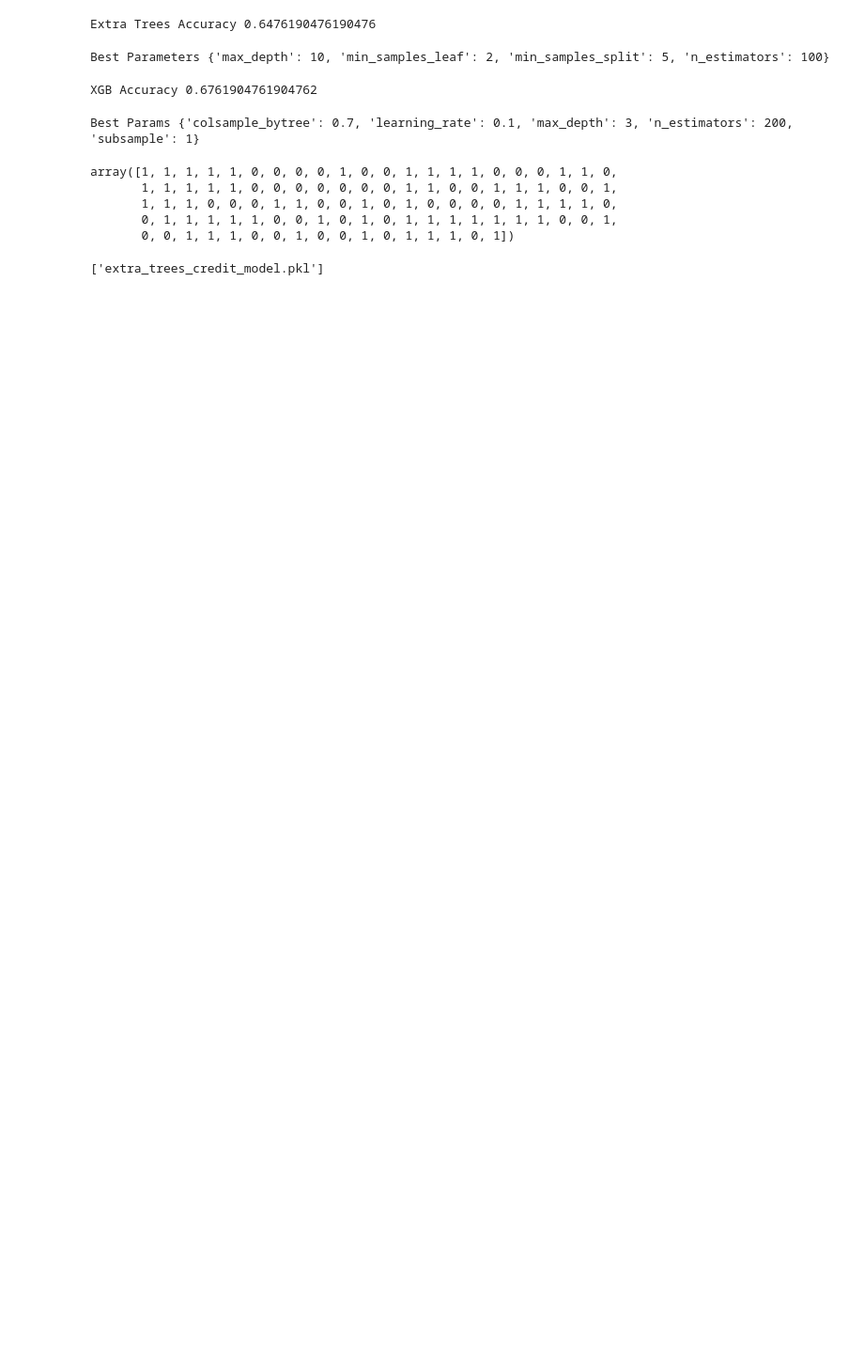
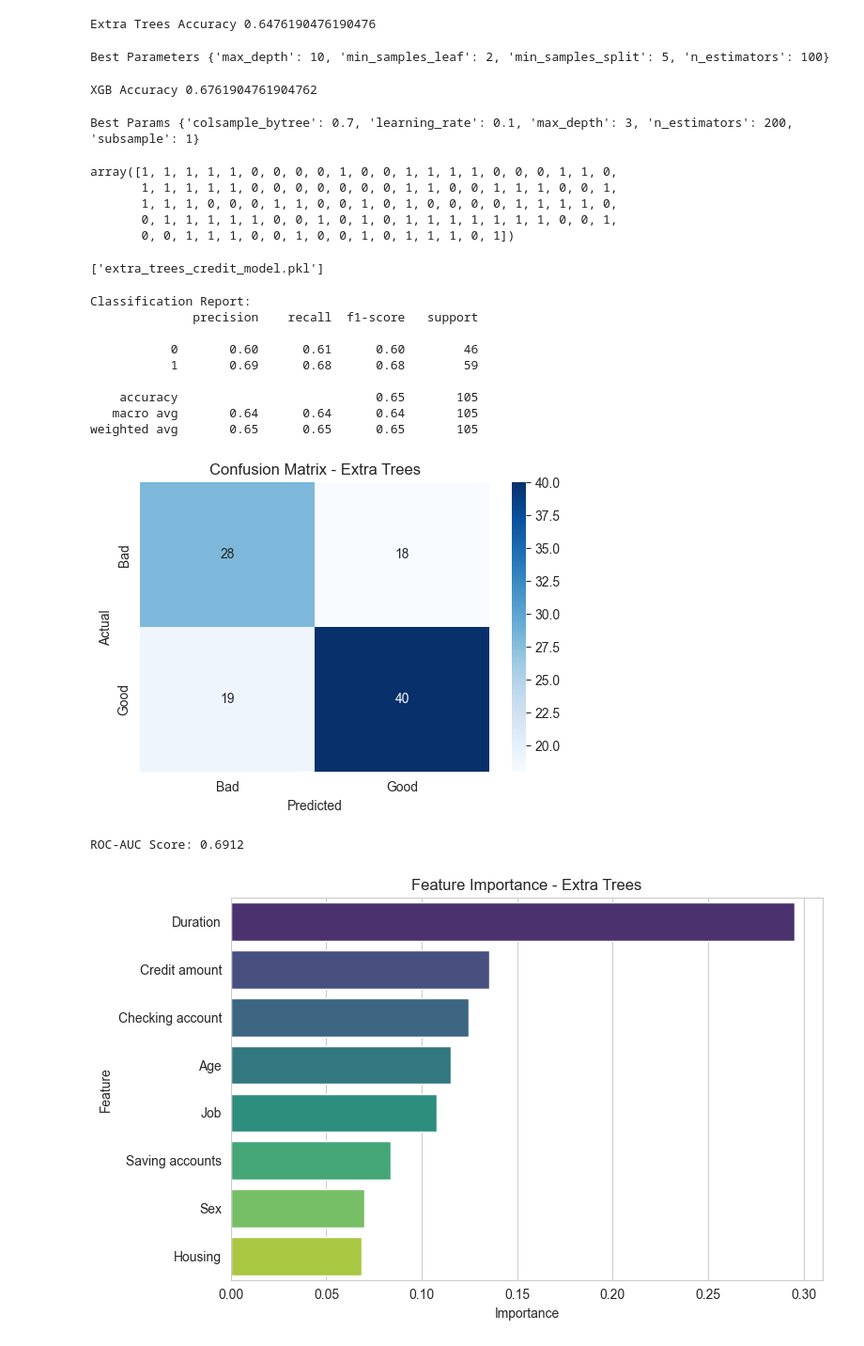
Before and after one commit to aanam-shaikh/Credit-Risk-Model, a Jupyter notebook: analysis_model.ipynb, the cells around one changed output. Shown at 94% size. Drawn from its saved outputs; the diff is of its cells as text; code cells hidden in the pictures; blank space fills up the shorter version.

Commit message:
Add confusion matrix, feature importance and ROC-AUC score

```diff
--- a/analysis_model.ipynb
+++ b/analysis_model.ipynb
@@ -484,3 +484,48 @@ array([1, 1, 1, 1, 1, 0, 0, 0, 0, 1, 0, 0, 1, 1, 1, 1, 0, 0, 0, 1, 1, 0,
 joblib.dump(best_et, "extra_trees_credit_model.pkl")
 # %% [output]
 ['extra_trees_credit_model.pkl']
+# %%
+from sklearn.metrics import confusion_matrix, classification_report, roc_auc_score
+import seaborn as sns
+import matplotlib.pyplot as plt
+
+y_pred_et = best_et.predict(X_test)
+print("Classification Report:")
+print(classification_report(y_test, y_pred_et))
+
+cm = confusion_matrix(y_test, y_pred_et)
+plt.figure(figsize=(6,4))
+sns.heatmap(cm, annot=True, fmt="d", cmap="Blues",
+            xticklabels=["Bad", "Good"],
+            yticklabels=["Bad", "Good"])
+plt.title("Confusion Matrix - Extra Trees")
+plt.ylabel("Actual")
+plt.xlabel("Predicted")
+plt.show()
+
+auc = roc_auc_score(y_test, best_et.predict_proba(X_test)[:,1])
+print(f"ROC-AUC Score: {auc:.4f}")
+
+importances = best_et.feature_importances_
+features = X.columns
+feat_df = pd.DataFrame({"Feature": features, "Importance": importances})
+feat_df = feat_df.sort_values("Importance", ascending=False)
+
+plt.figure(figsize=(8,5))
+sns.barplot(x="Importance", y="Feature", data=feat_df, palette="viridis")
+plt.title("Feature Importance - Extra Trees")
+plt.tight_layout()
+plt.show()
+# %% [output]
+Classification Report:
+              precision    recall  f1-score   support
+
+           0       0.60      0.61      0.60        46
+           1       0.69      0.68      0.68        59
+
+    accuracy                           0.65       105
+   macro avg       0.64      0.64      0.64       105
+weighted avg       0.65      0.65      0.65       105
+[figure, added]
+ROC-AUC Score: 0.6912
+[figure, added]
```
